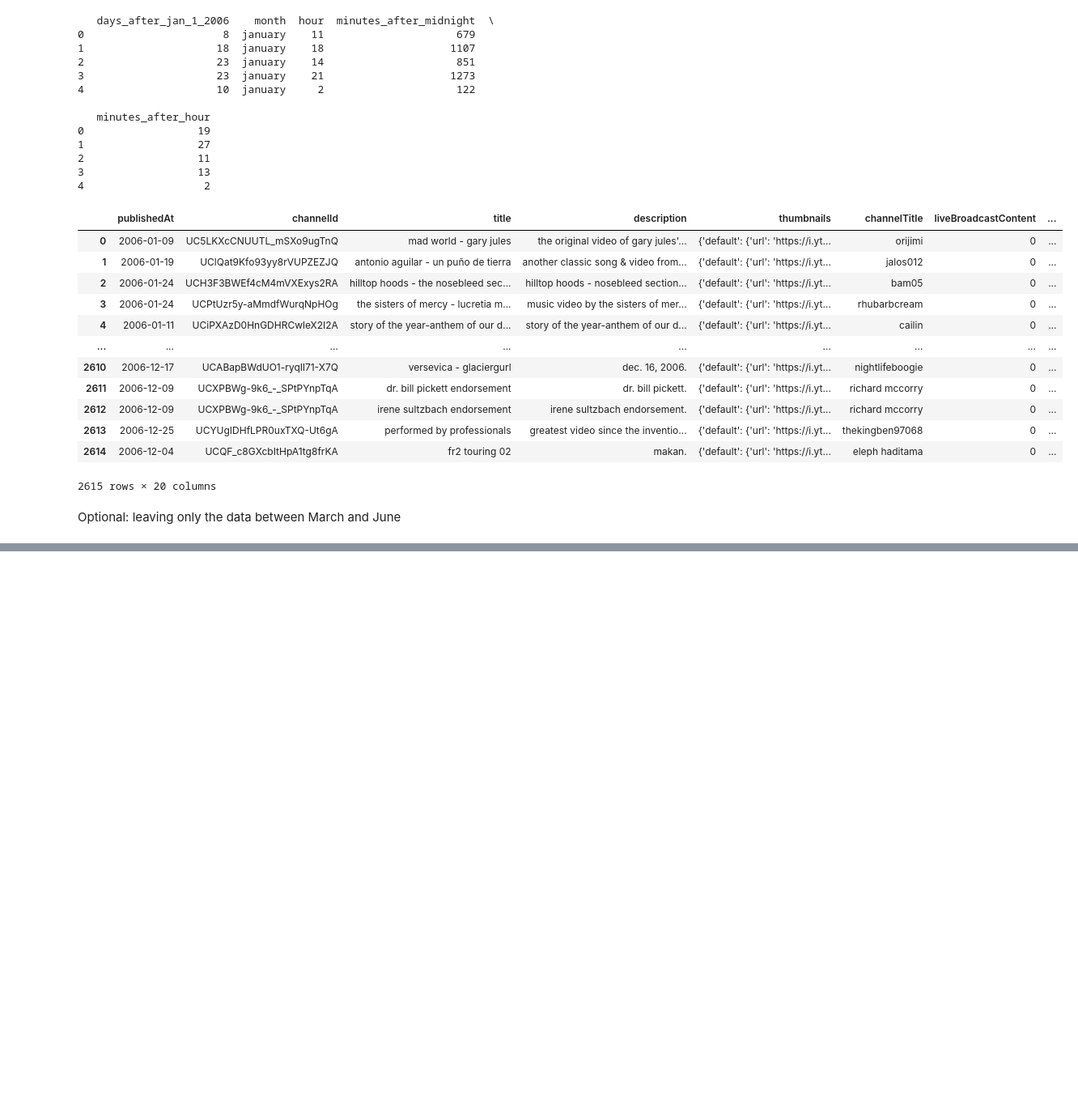
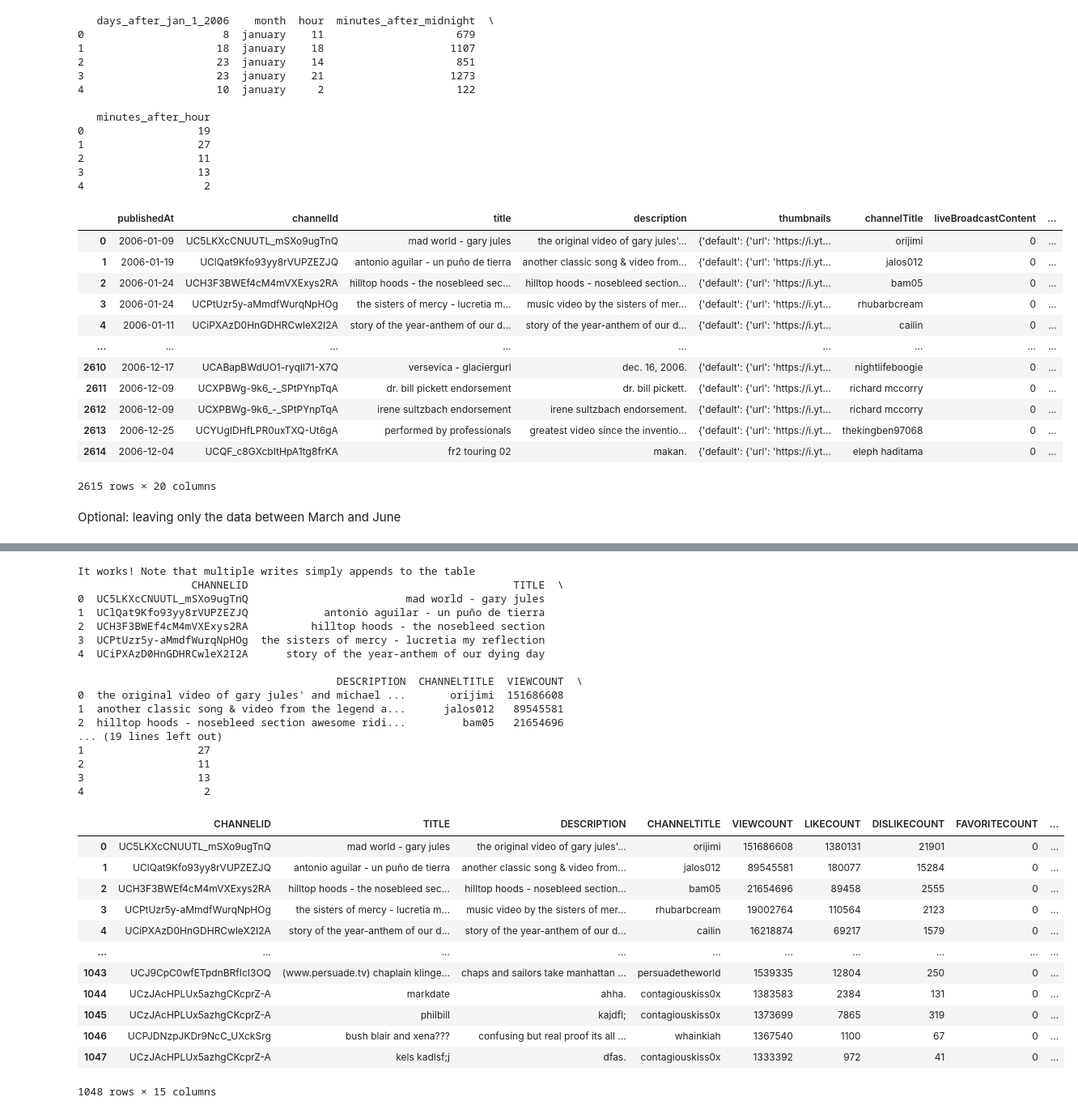
Before and after one commit to chandlerNick/BHT_BI_WiSe2425, a Jupyter notebook: Task1/Code/yt_2006_dataset_preparation.ipynb, the cells around one changed output, grey strips where cells are left out. Shown: that part at 81% size. Drawn from its saved outputs; the diff is of its cells as text; code cells hidden in the pictures; blank space fills up the shorter version.

Commit message:
Write to the DB -- Check

```diff
--- a/Task1/Code/yt_2006_dataset_preparation.ipynb
+++ b/Task1/Code/yt_2006_dataset_preparation.ipynb
@@ -169,0 +193,13 @@ df_filtered
+# %%
+import pyexasol
+
+host = '192.168.56.101/8A3F422F336963EBB2E452E08A6B6E7060A554D85223032A44E9C60F0EFB8544:8563'  # Don't forget to change the fingerprint
+user = 'sys'
+password = 'exasol'
+
+# Connect to Exasol
+conn = pyexasol.connect(dsn=host,
+                        user=user,
+                        password=password,
+                        debug=False,
+                        protocol_version=pyexasol.PROTOCOL_V1)
@@ -169,0 +300,44 @@ df_filtered
+# %%
+# Test it
+
+# Abstract reading and printing
+def print_query(query, connection):
+    stmt = connection.export_to_pandas(query)
+    print(stmt.head())
+    return stmt
+
+q = '''SELECT * FROM AOL_SCHEMA.YOUTUBE_DATASET_1'''
+
+print("It works! Note that multiple writes simply appends to the table")
+print_query(q, conn)
+# %% [output]
+It works! Note that multiple writes simply appends to the table
+                  CHANNELID                                          TITLE  \
+0  UC5LKXcCNUUTL_mSXo9ugTnQ                         mad world - gary jules
+1  UClQat9Kfo93yy8rVUPZEZJQ            antonio aguilar - un puño de tierra
+2  UCH3F3BWEf4cM4mVXExys2RA          hilltop hoods - the nosebleed section
+3  UCPtUzr5y-aMmdfWurqNpHOg  the sisters of mercy - lucretia my reflection
+4  UCiPXAzD0HnGDHRCwleX2I2A      story of the year-anthem of our dying day
+
+                                         DESCRIPTION  CHANNELTITLE  VIEWCOUNT  \
+0  the original video of gary jules' and michael ...       orijimi  151686608
+1  another classic song & video from the legend a...      jalos012   89545581
+2  hilltop hoods - nosebleed section awesome ridi...         bam05   21654696
+... (19 lines left out)
+1                  27
+2                  11
+3                  13
+4                   2
+|  | CHANNELID | TITLE | DESCRIPTION | CHANNELTITLE | VIEWCOUNT | LIKECOUNT | DISLIKECOUNT | FAVORITECOUNT | ... |
+| 0 | UC5LKXcCNUUTL_mSXo9ugTnQ | mad world - gary jules | the original video of gary jules'... | orijimi | 151686608 | 1380131 | 21901 | 0 | ... |
+| 1 | UClQat9Kfo93yy8rVUPZEZJQ | antonio aguilar - un puño de tierra | another classic song & video from... | jalos012 | 89545581 | 180077 | 15284 | 0 | ... |
+| 2 | UCH3F3BWEf4cM4mVXExys2RA | hilltop hoods - the nosebleed sec... | hilltop hoods - nosebleed section... | bam05 | 21654696 | 89458 | 2555 | 0 | ... |
+| 3 | UCPtUzr5y-aMmdfWurqNpHOg | the sisters of mercy - lucretia m... | music video by the sisters of mer... | rhubarbcream | 19002764 | 110564 | 2123 | 0 | ... |
+| 4 | UCiPXAzD0HnGDHRCwleX2I2A | story of the year-anthem of our d... | story of the year-anthem of our d... | cailin | 16218874 | 69217 | 1579 | 0 | ... |
+| ... | ... | ... | ... | ... | ... | ... | ... | ... | ... |
+| 1043 | UCJ9CpC0wfETpdnBRfIcI3OQ | (www.persuade.tv) chaplain klinge... | chaps and sailors take manhattan ... | persuadetheworld | 1539335 | 12804 | 250 | 0 | ... |
+| 1044 | UCzJAcHPLUx5azhgCKcprZ-A | markdate | ahha. | contagiouskiss0x | 1383583 | 2384 | 131 | 0 | ... |
+| 1045 | UCzJAcHPLUx5azhgCKcprZ-A | philbill | kajdfl; | contagiouskiss0x | 1373699 | 7865 | 319 | 0 | ... |
+| 1046 | UCPJDNzpJKDr9NcC_UXckSrg | bush blair and xena??? | confusing but real proof its all ... | whainkiah | 1367540 | 1100 | 67 | 0 | ... |
+| 1047 | UCzJAcHPLUx5azhgCKcprZ-A | kels kadlsf;j | dfas. | contagiouskiss0x | 1333392 | 972 | 41 | 0 | ... |
+1048 rows × 15 columns
```
Also changed, not shown: parts of 11 cells of this notebook.
